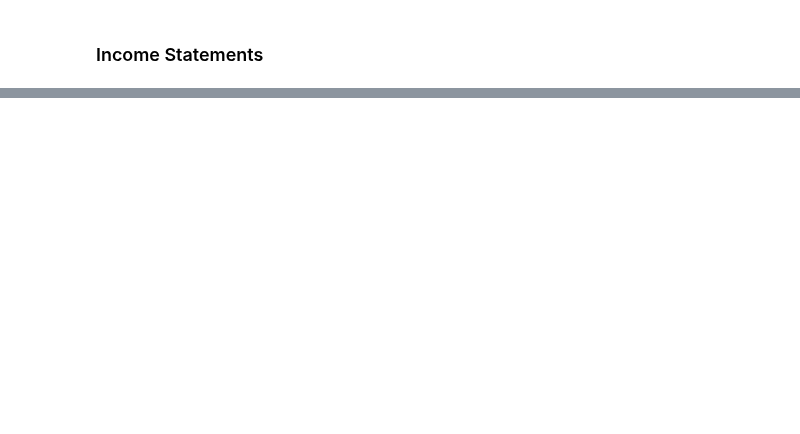
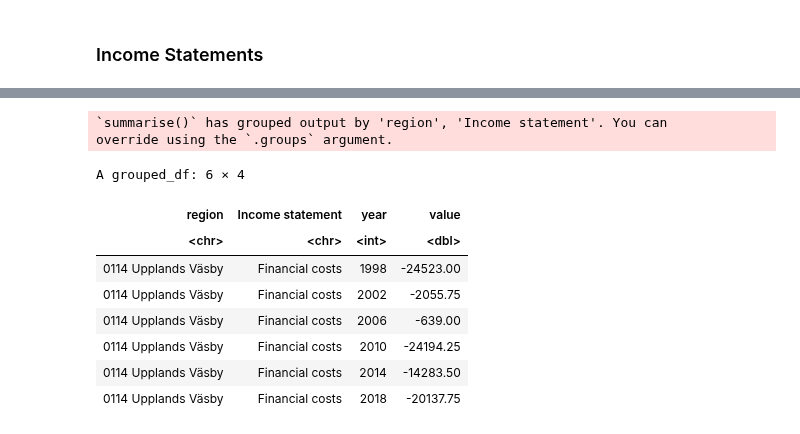
Before and after one commit to Keno-git/DS_assigment1, a Jupyter notebook: Assignment_2/Assignment_2.ipynb, the cells around one changed output, grey strips where cells are left out. Cells and saved outputs as stored; diff of their text form; code cells hidden in the pictures; blank space fills up the shorter version.

```diff
--- a/Assignment_2/Assignment_2.ipynb
+++ b/Assignment_2/Assignment_2.ipynb
@@ -101,0 +168,30 @@ A tibble: 6 × 11
+# %%
+grouped_data <- income %>%
+  group_by(region, `Income statement`)
+
+# Calculate the mean value for each four-year interval within each group
+reduced_data <- grouped_data %>%
+  mutate(interval = floor((year - first(year))/4) * 4 + first(year)) %>%
+  group_by(region, `Income statement`, interval) %>%
+  summarise(year = first(year), value = mean(values))
+
+# Keep only the first year in each four-year interval
+income <- reduced_data %>%
+  group_by(region, `Income statement`) %>%
+  filter(interval == year) %>%
+  select(region, `Income statement`, year, value)
+# %% [output]
+`summarise()` has grouped output by 'region', 'Income statement'. You can
+override using the `.groups` argument.
+# %%
+head(income)
+# %% [output]
+A grouped_df: 6 × 4
+| region | Income statement | year | value |
+| <chr> | <chr> | <int> | <dbl> |
+| 0114 Upplands Väsby | Financial costs | 1998 | -24523.00 |
+| 0114 Upplands Väsby | Financial costs | 2002 | -2055.75 |
+| 0114 Upplands Väsby | Financial costs | 2006 | -639.00 |
+| 0114 Upplands Väsby | Financial costs | 2010 | -24194.25 |
+| 0114 Upplands Väsby | Financial costs | 2014 | -14283.50 |
+| 0114 Upplands Väsby | Financial costs | 2018 | -20137.75 |
```
Also changed, not shown: parts of 3 cells of this notebook.
